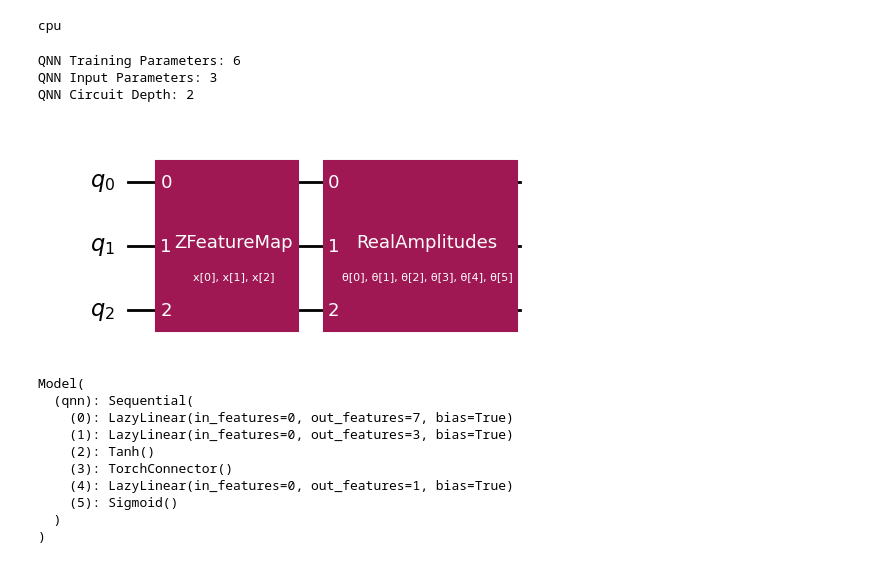
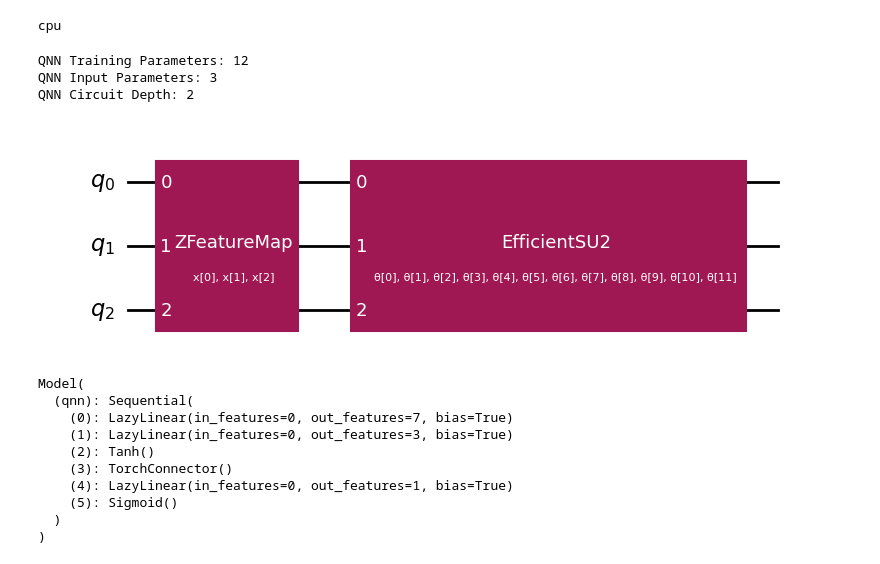
Before and after one commit to eiliscasey17/QuantumMadness, a Jupyter notebook: QuantumMadness.ipynb, the cells around one changed output. Drawn from its saved outputs; the diff is of its cells as text; code cells hidden in the pictures.

```diff
--- a/QuantumMadness.ipynb
+++ b/QuantumMadness.ipynb
@@ -37,46 +37,52 @@ device = torch.device("cuda" if torch.cuda.is_available() else "cpu")
 print(device)
 
 directory = 'Experiments/'
-experiment_id = 'Initial/'
+experiment_id = 'EfficientSU2/ZFeatureMap/'
 
 num_qubits = 3
 num_layers = 1
 
 features = ["SEED1", "TEAM1_ID", "DUNKS FG%1","SEED2", "TEAM2_ID", "DUNKS FG%2", "CURRENT ROUND"]
 target = "WINNER"
+
+feature_map_experiment = ZFeatureMap
+#feature_map_experiment = ZZFeatureMap
+
+#ansatz_experiment = RealAmplitudes
+ansatz_experiment = EfficientSU2
 # %% [output]
 cpu
 # %%
 def create_qnn():
     qc = QuantumCircuit(num_qubits)
-    feature_map = ZFeatureMap(num_qubits)
-    ansatz = RealAmplitudes(num_qubits=num_qubits, reps=num_layers)
+    feature_map = feature_map_experiment(num_qubits)
+    ansatz = ansatz_experiment(num_qubits=num_qubits, reps=num_layers)
 
     qc.compose(feature_map, inplace=True)
     qc.compose(ansatz, inplace=True)
 
     # REMEMBER TO SET input_gradients=True FOR ENABLING HYBRID GRADIENT BACKPROP
     qnn = SamplerQNN(
         circuit=qc,
         input_params=feature_map.parameters,
         weight_params=ansatz.parameters,
         input_gradients=True,
     )
 
     return qnn
 
 qnn = create_qnn()
 
 print("QNN Training Parameters:", qnn.num_weights)
 print("QNN Input Parameters:", qnn.num_inputs)
 print("QNN Circuit Depth:", qnn.circuit.depth())
 
 qnn.circuit.draw('mpl')
 # %% [output]
-QNN Training Parameters: 6
+QNN Training Parameters: 12
 QNN Input Parameters: 3
 QNN Circuit Depth: 2
-[figure, old version]
+[figure, new version]
 # %%
 class Model(nn.Module):
     def __init__(self):
```
Also changed, not shown: parts of 8 cells of this notebook.
